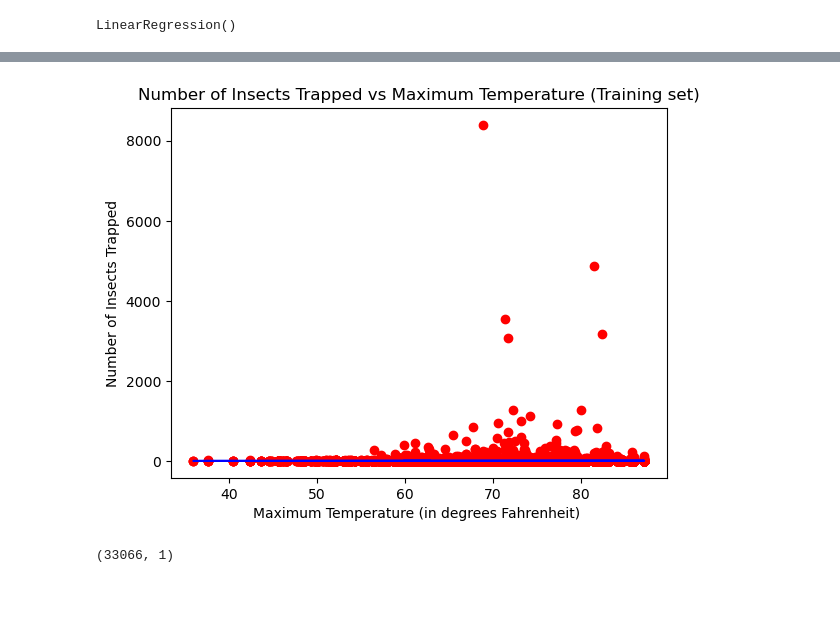
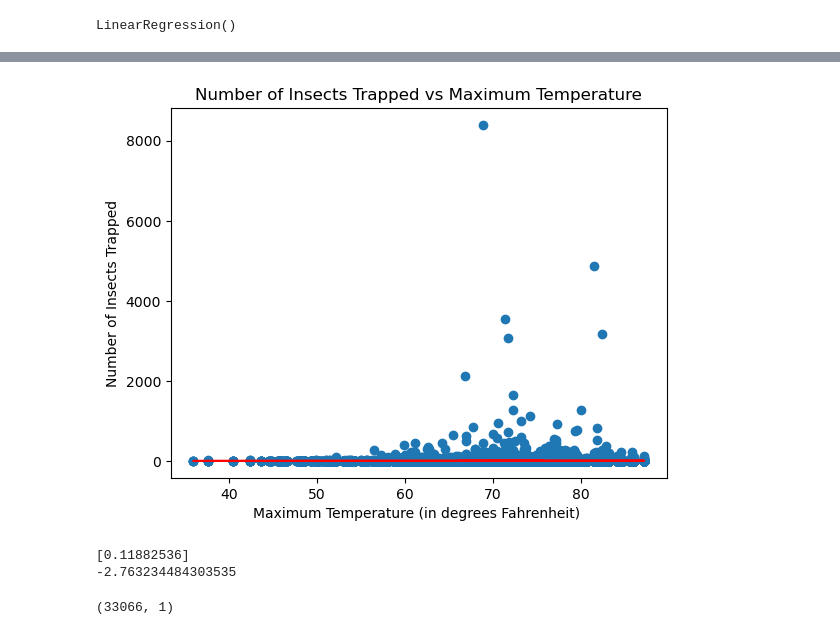
Before and after one commit to cloestreich/Final-Project, a Jupyter notebook: MachineLearning_2A.ipynb, the cells around one changed output, grey strips where cells are left out. Drawn from its saved outputs; the diff is of its cells as text; code cells hidden in the pictures; blank space fills up the shorter version.

```diff
--- a/MachineLearning_2A.ipynb
+++ b/MachineLearning_2A.ipynb
@@ -35,0 +42,2 @@ LinearRegression()
+# %%
+y_pred = classifier.predict(X)
@@ -36,13 +64,19 @@ LinearRegression()
 # %%
 # Visualising the Training set results in a scatter plot
-plt.scatter(X_train, y_train, color = 'red')
-plt.plot(X_train, classifier.predict(X_train), color = 'blue')
-plt.title('Number of Insects Trapped vs Maximum Temperature (Training set)')
+plt.scatter(X,y)
+plt.plot(X, y_pred, color="red")
+plt.title('Number of Insects Trapped vs Maximum Temperature')
 plt.xlabel('Maximum Temperature (in degrees Fahrenheit) ')
 plt.ylabel('Number of Insects Trapped')
 plt.show()
 # %% [output]
-[figure, old version]
+[figure, new version]
+# %%
+print(classifier.coef_)
+print(classifier.intercept_)
+# %% [output]
+[0.11882536]
+-2.763234484303535
 # %%
 y = df["individuals"]
 X = df.loc[:,["tempmin"]]
```
Also changed, not shown: parts of 19 cells of this notebook, 5 other files.
